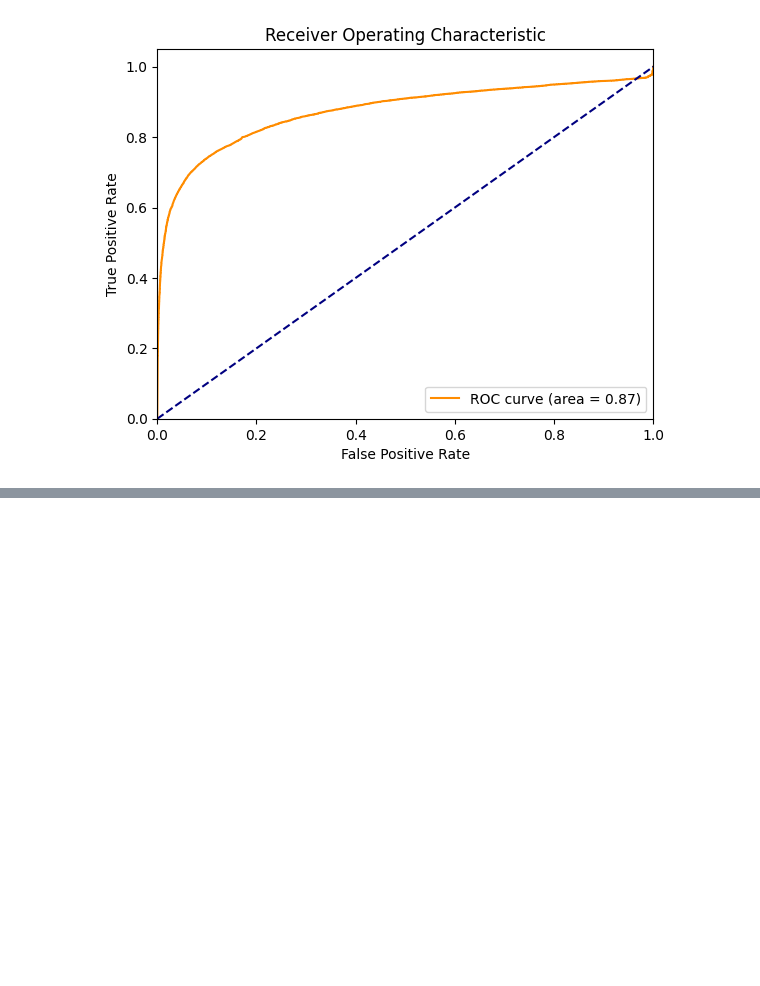
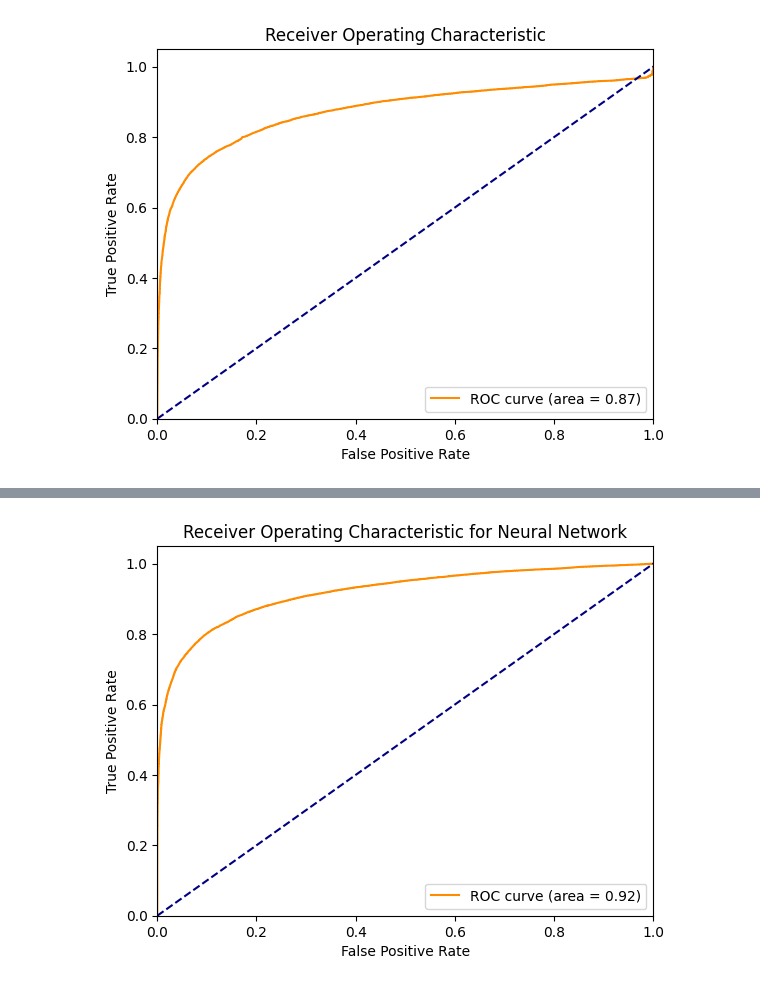
Before and after one commit to shiv3679/IDC409, a Jupyter notebook: models/model_eval.ipynb, the cells around one changed output, grey strips where cells are left out. Saved outputs shown, nothing was run; the diff lists cells and outputs as text; code cells hidden in the pictures; blank space fills up the shorter version.

```diff
--- a/models/model_eval.ipynb
+++ b/models/model_eval.ipynb
@@ -339,0 +318,63 @@ SVM AUC Score: 0.8732579490998759
+# %%
+import numpy as np
+import pandas as pd
+from sklearn.model_selection import train_test_split
+from sklearn.metrics import roc_auc_score, roc_curve
+from sklearn.preprocessing import StandardScaler
+import matplotlib.pyplot as plt
+from tensorflow.keras.models import Sequential
+from tensorflow.keras.layers import Dense
+from tensorflow.keras.optimizers import Adam
+
+# Sample data loading and preprocessing steps
+# Ensure your dataset 'data' is loaded, for example via:
+# data = pd.read_csv('path_to_your_data.csv')
+
+# Example features and labels extraction if 'X' and 'y' are not predefined
+# X = data.drop(['label_column'], axis=1).values
+# y = data['label_column'].values
+
+# Splitting data into train and test sets
+X_train, X_test, y_train, y_test = train_test_split(X, y, test_size=0.2, random_state=42)
+
+# Data normalization
+scaler = StandardScaler()
+X_train = scaler.fit_transform(X_train)
+X_test = scaler.transform(X_test)
+
+# Building the Neural Network Model
+model = Sequential([
+    Dense(128, activation='relu', input_shape=(X_train.shape[1],)),
+    Dense(64, activation='relu'),
+    Dense(32, activation='relu'),
+    Dense(1, activation='sigmoid')  # Output layer for binary classification
+])
+
+# Compile the model
+model.compile(optimizer=Adam(), loss='binary_crossentropy', metrics=['accuracy'])
+
+# Train the model
+history = model.fit(X_train, y_train, epochs=10, batch_size=64, validation_data=(X_test, y_test), verbose=1)
+
+# Predict probabilities for the test data
+y_pred_probs = model.predict(X_test).flatten()
+
+# Calculate the ROC AUC score
+auc_score = roc_auc_score(y_test, y_pred_probs)
+print(f"Neural Network AUC Score: {auc_score}")
+
+# Compute ROC curve
+fpr, tpr, thresholds = roc_curve(y_test, y_pred_probs)
+
+# Plot ROC curve
+plt.figure()
+plt.plot(fpr, tpr, color='darkorange', label=f'ROC curve (area = {auc_score:.2f})')
+plt.plot([0, 1], [0, 1], color='navy', linestyle='--')
+plt.xlim([0.0, 1.0])
+plt.ylim([0.0, 1.05])
+plt.xlabel('False Positive Rate')
+plt.ylabel('True Positive Rate')
+plt.title('Receiver Operating Characteristic for Neural Network')
+plt.legend(loc="lower right")
+plt.show()
+# %% [output]
@@ -339,0 +398 @@ SVM AUC Score: 0.8732579490998759
+[figure, added]
```
Also changed, not shown: parts of 9 cells of this notebook, 4 other files.
